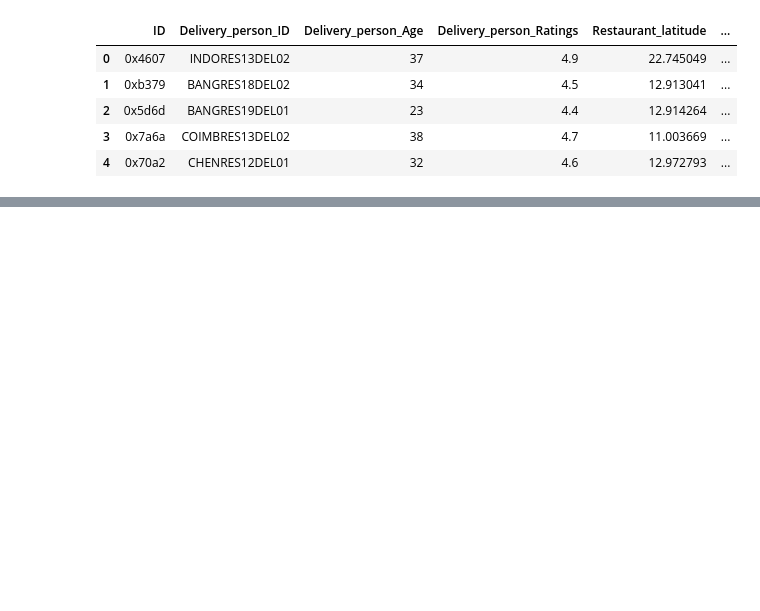
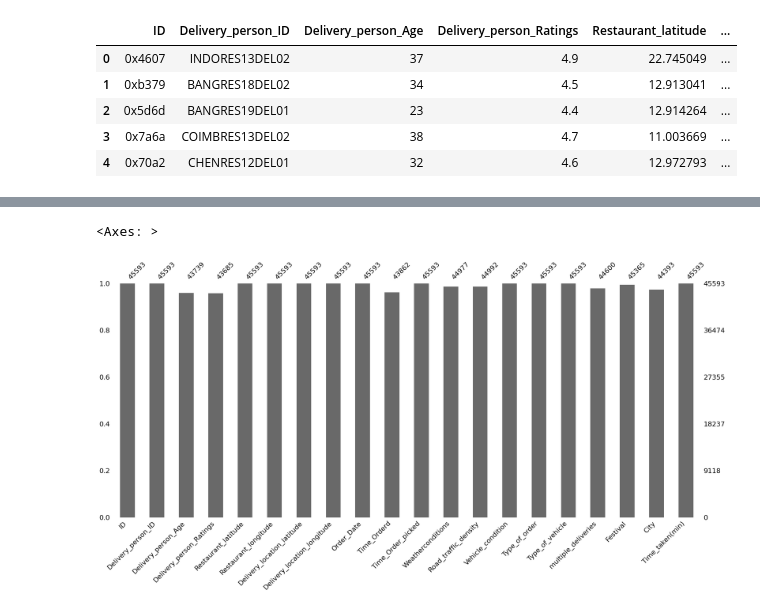
Before and after one commit to AvanindraBose/Urban-Eats-Food-Delivery-Time-Prediction, a Jupyter notebook: notebooks/Data-Cleaning.ipynb, the cells around one changed output, grey strips where cells are left out. Drawn from its saved outputs; the diff is of its cells as text; code cells hidden in the pictures; blank space fills up the shorter version.

```diff
--- a/notebooks/Data-Cleaning.ipynb
+++ b/notebooks/Data-Cleaning.ipynb
@@ -21,0 +317,5 @@ df.head()
+# %%
+msno.bar(missing_df)
+# %% [output]
+<Axes: >
+[figure, added]
```
Also changed, not shown: parts of 76 cells of this notebook.
